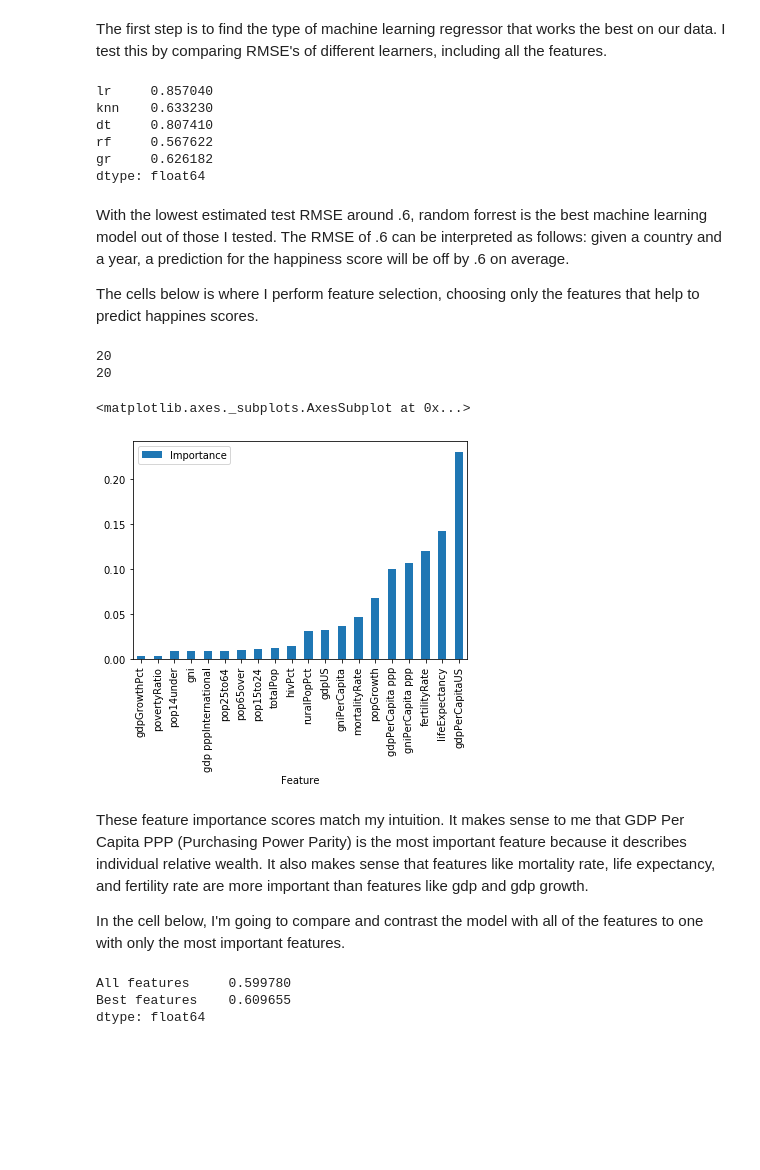
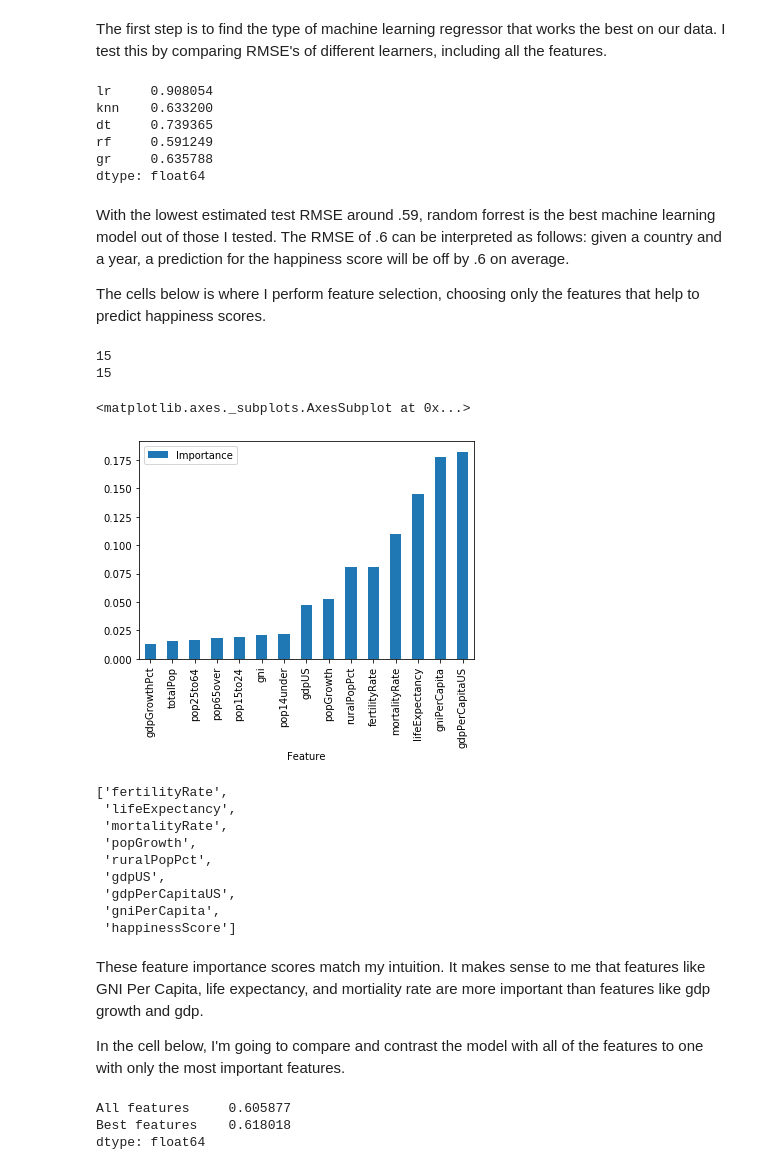
Before and after one commit to juliandavis7/301_proj, a Jupyter notebook: part3.ipynb, the cells around one changed output. Saved outputs shown, nothing was run; the diff lists cells and outputs as text; code cells hidden in the pictures; blank space fills up the shorter version.

```diff
--- a/part3.ipynb
+++ b/part3.ipynb
@@ -7,8 +7,7 @@ df_unesco_train = pd.read_csv("unesco_train.csv")
 df_unesco.set_index(["Country", "Year"], inplace=True)
 df_unesco_train.set_index(["Country", "Year"], inplace=True)
 
-df_unesco_train = df_unesco_train[df_unesco_train["pop14under"] > 0].copy()
-df_unesco_train
+df_unesco_train = df_unesco_train[df_unesco_train["pop14under"] > 0]
 df_unesco_train = df_unesco_train.dropna()
 df_unesco_train.head()
 # %% [output]
@@ -48,7 +46,7 @@ def tryModel(model):
     )
 
     cv_errs = -cross_val_score(pipeline, X=Xtrain, y=ytrain,
-                             scoring="neg_mean_squared_error", cv=10)
+                             scoring="neg_mean_squared_error", cv=5)
 
     return pipeline, np.sqrt(cv_errs.mean())
 
@@ -66,52 +64,60 @@ for k, v in model_dict.items():
   errs[k] = tryModel(v)[1]
 errs
 # %% [output]
-lr     0.857040
-knn    0.633230
-dt     0.807410
-rf     0.567622
-gr     0.626182
+lr     0.908054
+knn    0.633200
+dt     0.739365
+rf     0.591249
+gr     0.635788
 dtype: float64
 # %% [markdown]
-With the lowest estimated test RMSE around .6, random forrest is the best machine learning model out of those I tested.  The RMSE of .6 can be interpreted as follows: given a country and a year, a prediction for the happiness score will be off by .6 on average.
+With the lowest estimated test RMSE around .59, random forrest is the best machine learning model out of those I tested.  The RMSE of .6 can be interpreted as follows: given a country and a year, a prediction for the happiness score will be off by .6 on average.
 
-The cells below is where I perform feature selection, choosing only the features that help to predict happines scores.
+The cells below is where I perform feature selection, choosing only the features that help to predict happiness scores.
 # %%
 rf = RandomForestRegressor(max_features="sqrt")
 # no need to scale for random forest
 
-rf.fit(Xtrain, ytrain)
-importances = rf.feature_importances_
+importances = [0 for i in range(len(Xtrain.columns))]
+
+iterations = 1000
+for i in range(iterations):
+    rf.fit(Xtrain, ytrain)
+    importances += rf.feature_importances_
+
+importances = importances / iterations
 print(len(importances))
 print(len(Xtrain.columns))
 importances = pd.DataFrame({'Feature':Xtrain.columns,'Importance':importances})
 importances.sort_values(by='Importance').set_index('Feature').plot.bar()
 # %% [output]
-20
-20
+15
+15
 <matplotlib.axes._subplots.AxesSubplot at 0x...>
-[figure, old version]
+[figure, new version]
+# %%
+most_important = importances[importances["Importance"] > .025]
+best_features = list(most_important["Feature"])
+best_features.append('happinessScore')
+best_features
+# %% [output]
+['fertilityRate',
+ 'lifeExpectancy',
+ 'mortalityRate',
+ 'popGrowth',
+ 'ruralPopPct',
+ 'gdpUS',
+ 'gdpPerCapitaUS',
+ 'gniPerCapita',
+ 'happinessScore']
 # %% [markdown]
-These feature importance scores match my intuition.  It makes sense to me that GDP Per Capita PPP (Purchasing Power Parity) is the most important feature because it describes individual relative wealth.  It also makes sense that features like mortality rate, life expectancy, and fertility rate are more important than features like gdp and gdp growth.
+These feature importance scores match my intuition.  It makes sense to me that features like GNI Per Capita, life expectancy, and mortiality rate are more important than features like gdp growth and gdp.
 
 In the cell below, I'm going to compare and contrast the model with all of the features to one with only the most important features.
 # %%
 errs = pd.Series()
 
-all_cols = ['fertilityRate', 'lifeExpectancy', 'popGrowth',
-           'ruralPopPct', 'mortalityRate', 'gdpGrowthPct',
-           'gdpUS', 'gdpPerCapita ppp', 'gdp pppInternational',
-           'gni', 'gniPerCapita', 'happinessScore']
-
-Xtrain_all = df_unesco_train[all_cols]
-Xtrain_all = Xtrain_all.dropna()
-ytrain_all = Xtrain_all["happinessScore"]
-Xtrain_all.drop("happinessScore", axis=1, inplace=True)
-
-best_cols = ['fertilityRate', 'lifeExpectancy', 'ruralPopPct', 'mortalityRate',
-             'gdpPerCapita ppp', 'gniPerCapita', 'happinessScore']
-
-Xtrain_best = df_unesco_train[best_cols]
+Xtrain_best = df_unesco_train[best_features]
 Xtrain_best = Xtrain_best.dropna()
 ytrain_best = Xtrain_best["happinessScore"]
 Xtrain_best.drop("happinessScore", axis=1, inplace=True)
@@ -127,14 +133,14 @@ all_rmse = 0
 best_rmse = 0
 
 for i in range(iterations):
-    all_rmse += tryModel(Xtrain_all, ytrain_all)
+    all_rmse += tryModel(Xtrain, ytrain)
     best_rmse += tryModel(Xtrain_best, ytrain_best)
 
 errs['All features'] = all_rmse/iterations
 errs['Best features'] = best_rmse/iterations
 errs
 # %% [output]
-All features     0.599780
-Best features    0.609655
+All features     0.605877
+Best features    0.618018
 dtype: float64
 # %%
```
Also changed, not shown: parts of 12 cells of this notebook, 5 other files.
